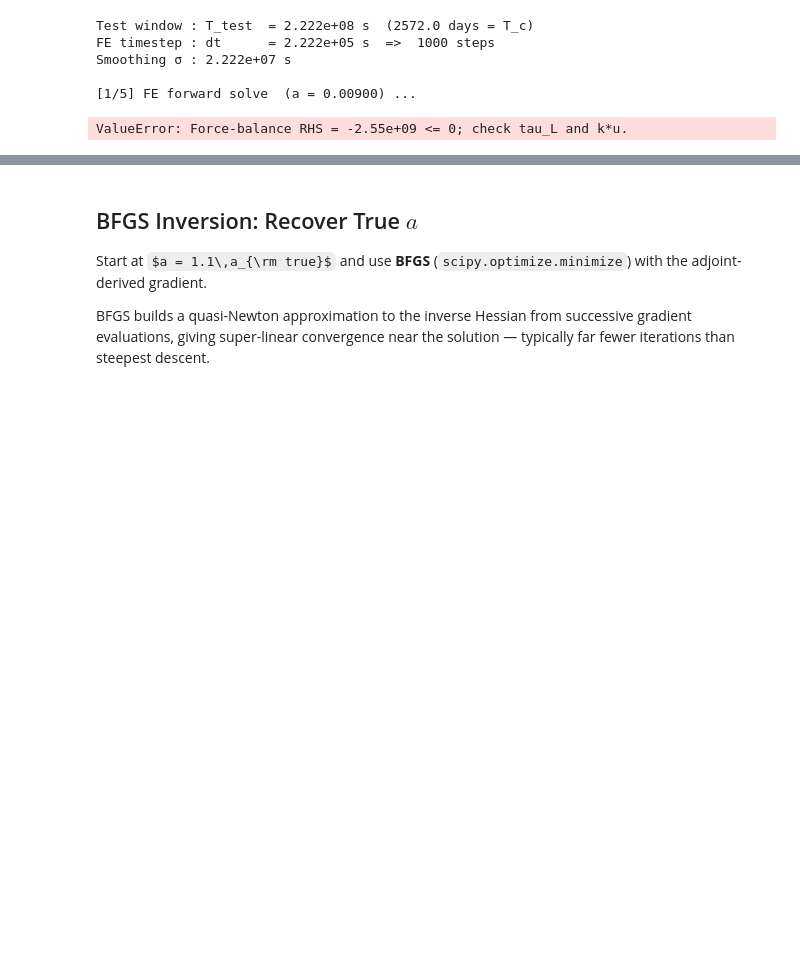
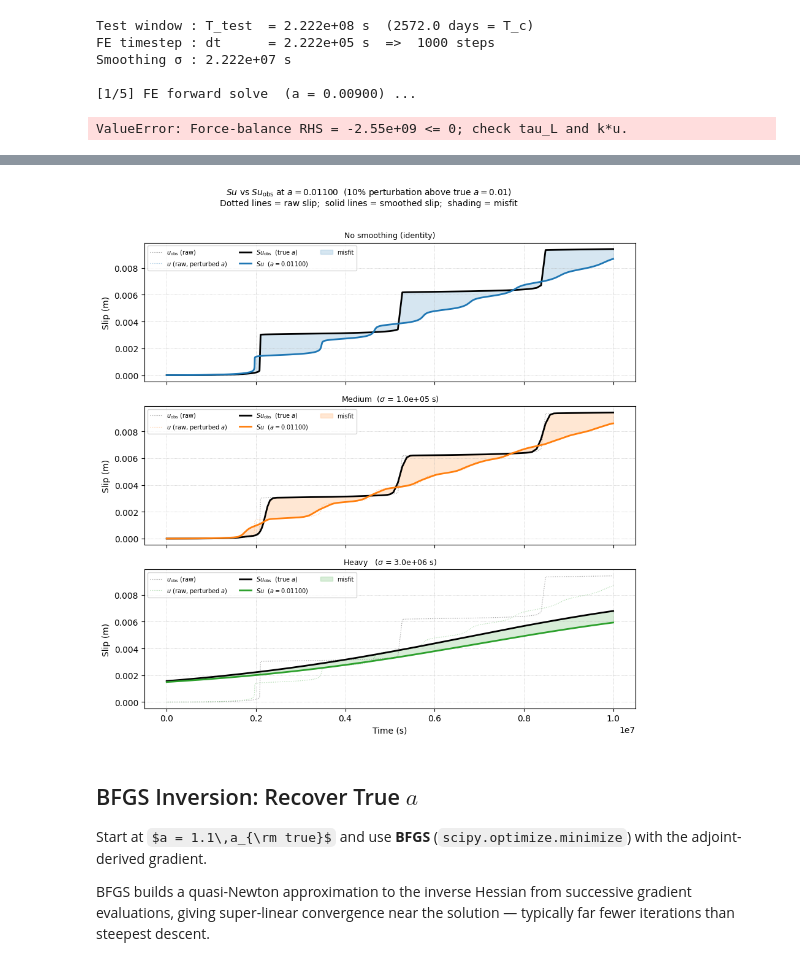
Before and after one commit to ericeberg3/spring-slider-adjoint, a Jupyter notebook: slip_adjoint_springslider_adapttime.ipynb, the cells around one changed output, grey strips where cells are left out. Saved outputs shown, nothing was run; the diff lists cells and outputs as text; code cells hidden in the pictures; some formulas as TeX source; blank space fills up the shorter version.

```diff
--- a/slip_adjoint_springslider_adapttime.ipynb
+++ b/slip_adjoint_springslider_adapttime.ipynb
@@ -998,0 +667,55 @@ Heavy   ($\sigma$ = 2.0e+07 s)                      min J = 5.284e-10  at a = 0.
+# %%
+# ------------------------------------------------------------------
+# Plot: Su vs Su_obs at 10% perturbed a, for each smoothing level
+# ------------------------------------------------------------------
+# Find the cached forward solve closest to a = 1.1 * a_true
+a_perturbed = 1.1 * a_true_val
+idx_perturb = np.argmin(np.abs(a_scan - a_perturbed))
+fwd_perturb = fwd_cache[idx_perturb]
+a_used = a_scan[idx_perturb]
+print(f"Using cached forward solve at a = {a_used:.6f}  (target: {a_perturbed:.6f})")
+
+u_obs_interp = np.interp(fwd_perturb['t'], t_obs_arr, u_obs)
+
+n_cases = len(smoothing_cases)
+fig_cmp, axs_cmp = plt.subplots(n_cases, 1, figsize=(9, 3 * n_cases), sharex=True)
+if n_cases == 1:
+    axs_cmp = [axs_cmp]
+
+for ax, (label, sigma, color) in zip(axs_cmp, smoothing_cases):
+    if sigma is None:
+        S_cmp = np.identity(len(fwd_perturb['t']))
+    else:
+        S_cmp = gaussian_S(fwd_perturb['t'], sigma)
+
+    Su_cmp     = S_cmp @ fwd_perturb['u']
+    Su_obs_cmp = S_cmp @ u_obs_interp
+
+    # Raw slip (faint background reference)
+    ax.plot(fwd_perturb['t'], u_obs_interp, color='black', lw=0.8, ls=':',
+            alpha=0.4, label='$u_{\\rm obs}$ (raw)')
+    ax.plot(fwd_perturb['t'], fwd_perturb['u'], color=color, lw=0.8, ls=':',
+            alpha=0.4, label='$u$ (raw, perturbed $a$)')
+
+    # Smoothed slip (main lines)
+    ax.plot(fwd_perturb['t'], Su_obs_cmp, 'k-',     lw=2.0, label='$Su_{\\rm obs}$  (true $a$)')
+    ax.plot(fwd_perturb['t'], Su_cmp,     color=color, lw=2.0, label=f'$Su$  ($a={a_used:.5f}$)')
+    ax.fill_between(fwd_perturb['t'], Su_obs_cmp, Su_cmp,
+                    alpha=0.18, color=color, label='misfit')
+
+    ax.set_ylabel('Slip (m)')
+    ax.set_title(label, fontsize=9)
+    ax.legend(fontsize=7, ncol=3, loc='upper left')
+    ax.grid(True, ls=':', lw=0.5)
+
+axs_cmp[-1].set_xlabel('Time (s)')
+fig_cmp.suptitle(
+    f'$Su$ vs $Su_{{\\rm obs}}$ at $a = {a_used:.5f}$  '
+    f'(10% perturbation above true $a = {a_true_val}$)\n'
+    f'Dotted lines = raw slip;  solid lines = smoothed slip;  shading = misfit',
+    fontsize=10, y=1.01
+)
+plt.tight_layout()
+plt.savefig('Figures/u_uobs_comparison_smoothing.png', dpi=150, bbox_inches='tight')
+plt.show()
+# %% [output]
@@ -999,3 +723,4 @@ Heavy   ($\sigma$ = 2.0e+07 s)                      min J = 5.284e-10  at a = 0.
+[figure, added]
 # %% [markdown]
 ## BFGS Inversion: Recover True $a$
 
```
Also changed, not shown: parts of 13 cells of this notebook, 7 other files.
